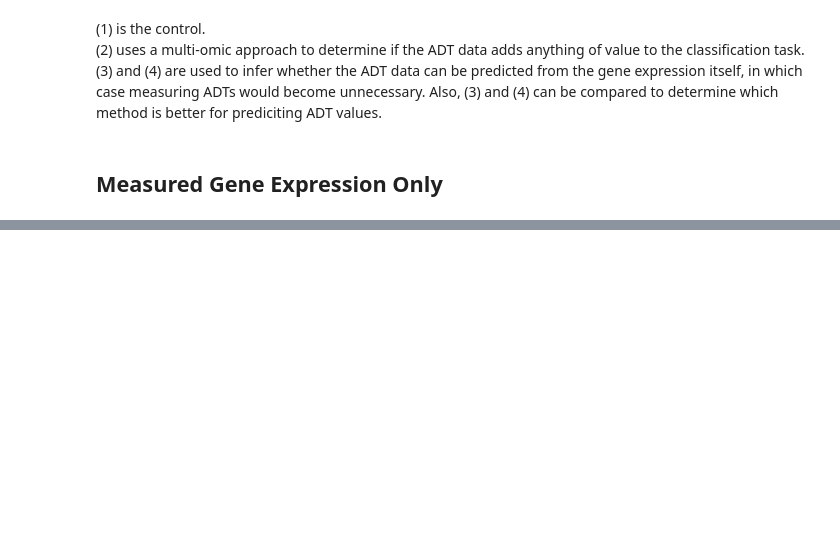
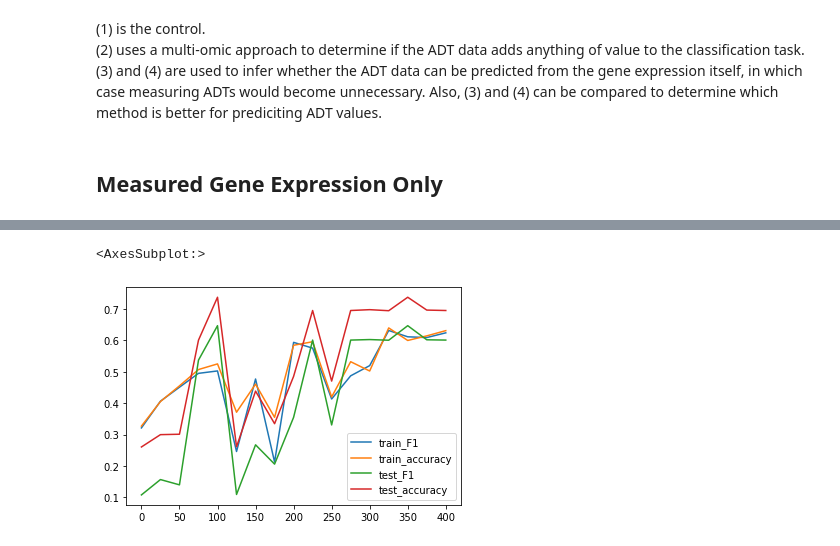
Before and after one commit to jeevannavar/DDP, a Jupyter notebook: CITE_Seq/Classification.ipynb, the cells around one changed output, grey strips where cells are left out. Cells and saved outputs as stored; diff of their text form; code cells hidden in the pictures; blank space fills up the shorter version.

```diff
--- a/CITE_Seq/Classification.ipynb
+++ b/CITE_Seq/Classification.ipynb
@@ -265,0 +321,15 @@ loss_rna.plot()
+# %%
+# Training parameters
+SEED = 42
+num_epoch = 400
+test_interval = 25
+lr = 5e-4
+weight_decay = 5e-3
+dropout = 0.25
+adj_parameter = 10 # average number of edge per node in adj matrix
+
+loss_rna, metrics_rna, _, _ = train(data, label_dict=label_dict, GCN_names=GCN_names, COMBINER=COMBINER,
+        SEED=SEED, num_epoch=num_epoch, test_interval=test_interval, lr=lr, weight_decay=weight_decay,
+        dropout=dropout, adj_parameter=adj_parameter, VERBOSE=VERBOSE,
+        RUN_TITLE=RUN_TITLE, RUN_TITLE_SHORT=RUN_TITLE_SHORT,
+        OUTPUT_FILES=OUTPUT_FILES, feature_extract=feature_extract)
@@ -265,0 +354,5 @@ loss_rna.plot()
+# %%
+metrics_rna.plot(y = ["train_F1", "train_accuracy", "test_F1", "test_accuracy"])
+# %% [output]
+<AxesSubplot:>
+[figure, added]
```
Also changed, not shown: parts of 27 cells of this notebook, 3 other files.
